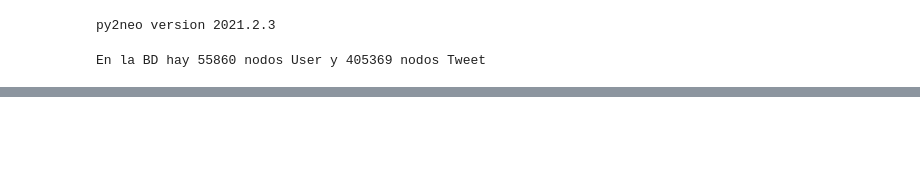
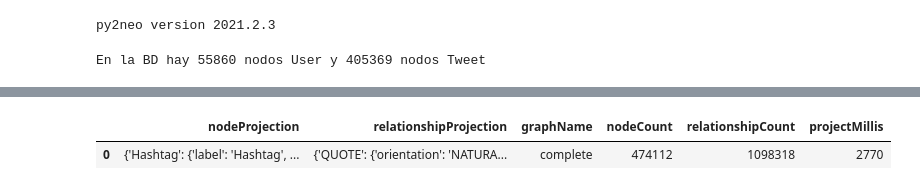
Before and after one commit to rodrigallardo/twitter-uy, a Jupyter notebook: consultas_ds.ipynb, the cells around one changed output, grey strips where cells are left out. Saved outputs shown, nothing was run; the diff lists cells and outputs as text; code cells hidden in the pictures; blank space fills up the shorter version.

Commit message:
Correr consultas sobre el grafo completo

```diff
--- a/consultas_ds.ipynb
+++ b/consultas_ds.ipynb
@@ -219,0 +221,12 @@ tweets
+# %%
+nodos_tweet = (
+    f"CALL gds.graph.project('complete', ['User', 'Tweet', 'Hashtag'], ['TWEETED', 'MENTIONS', 'QUOTE', 'REPLY', 'TAG']) "
+)
+
+#evaluamos las consultas
+tweets=graph.run(nodos_tweet).to_data_frame()
+
+tweets
+# %% [output]
+|  | nodeProjection | relationshipProjection | graphName | nodeCount | relationshipCount | projectMillis |
+| 0 | {'Hashtag': {'label': 'Hashtag', ... | {'QUOTE': {'orientation': 'NATURA... | complete | 474112 | 1098318 | 2770 |
```
Also changed, not shown: parts of 5 cells of this notebook.
